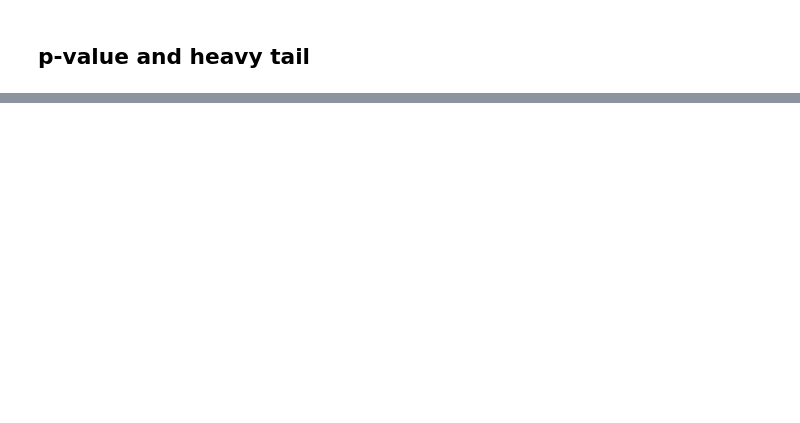
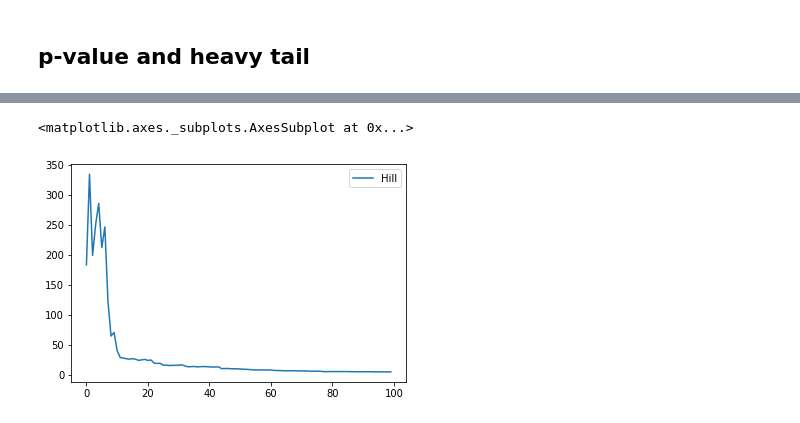
Before and after one commit to sdpython/mlstatpy, a Jupyter notebook: _doc/notebooks/metric/pvalues_examples.ipynb, the cells around one changed output, grey strips where cells are left out. Cells and saved outputs as stored; diff of their text form; code cells hidden in the pictures; blank space fills up the shorter version.

```diff
--- a/_doc/notebooks/metric/pvalues_examples.ipynb
+++ b/_doc/notebooks/metric/pvalues_examples.ipynb
@@ -366 +410,13 @@ class TableFormula(pandas.DataFrame):
+# %%
+def draw_hill_estimator (sample) :
+    res = hill_estimator(sample)
+    table = TableFormula(res, columns=["d", "hill"])
+    return table.graph_XY ( [
+            [ lambda v: v["d"], lambda v: v["hill"], "Hill"],],
+                     marker=False, link_point=True)
+
+draw_hill_estimator(sample)
+# %% [output]
+<matplotlib.axes._subplots.AxesSubplot at 0x...>
+[figure, added]
 # %%
```
Also changed, not shown: parts of 10 cells of this notebook, 4 other files.
